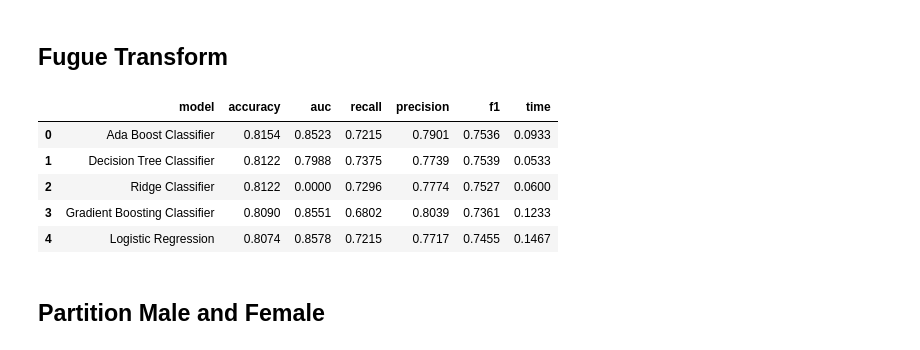
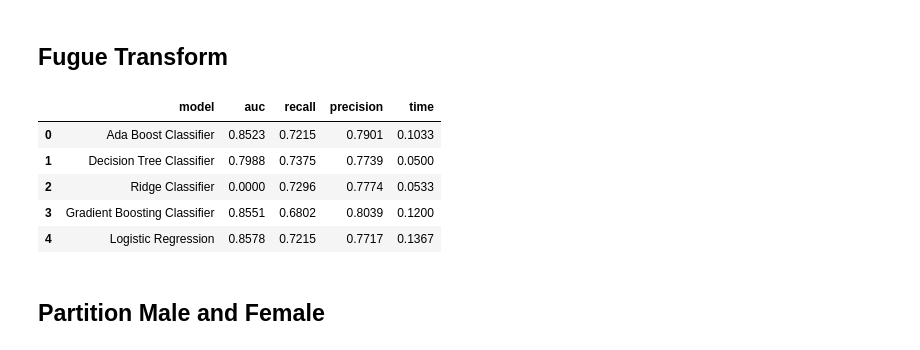
Before and after one commit to kvnkho/demos, a Jupyter notebook: meetups/data_talks_club_fugue/pycaret_fugue.ipynb, the cells around one changed output. Saved outputs shown, nothing was run; the diff lists cells and outputs as text; code cells hidden in the pictures.

```diff
--- a/meetups/data_talks_club_fugue/pycaret_fugue.ipynb
+++ b/meetups/data_talks_club_fugue/pycaret_fugue.ipynb
@@ -57,30 +59,27 @@ def wrapper(df: pd.DataFrame) -> pd.DataFrame:
                             verbose=False)
     results = pull().reset_index(drop=True)
 
-    return pd.DataFrame(dict(model=results["Model"],
-                             accuracy=results["Accuracy"],
+    return pd.DataFrame(dict(sex=df.iloc[0]["Sex"],
+                             model=results["Model"],
                              auc=results["AUC"],
                              recall=results["Recall"],
                              precision=results["Prec."],
-                             f1=results["F1"],
                              time=results["TT (Sec)"]))
 # %% [markdown]
 ## Fugue Transform
 # %%
 from fugue import transform
-import pandas as pd
 
-schema = """model:str, accuracy:float, auc:float, recall:float, precision:float,
-f1:float, time:float"""
+schema = """model:str, auc:float, recall:float, precision:float, time:float"""
 
 res = transform(df, wrapper, schema=schema)
 res[0:5]
 # %% [output]
-|  | model | accuracy | auc | recall | precision | f1 | time |
-| 0 | Ada Boost Classifier | 0.8154 | 0.8523 | 0.7215 | 0.7901 | 0.7536 | 0.0933 |
-| 1 | Decision Tree Classifier | 0.8122 | 0.7988 | 0.7375 | 0.7739 | 0.7539 | 0.0533 |
-| 2 | Ridge Classifier | 0.8122 | 0.0000 | 0.7296 | 0.7774 | 0.7527 | 0.0600 |
-| 3 | Gradient Boosting Classifier | 0.8090 | 0.8551 | 0.6802 | 0.8039 | 0.7361 | 0.1233 |
-| 4 | Logistic Regression | 0.8074 | 0.8578 | 0.7215 | 0.7717 | 0.7455 | 0.1467 |
+|  | model | auc | recall | precision | time |
+| 0 | Ada Boost Classifier | 0.8523 | 0.7215 | 0.7901 | 0.1033 |
+| 1 | Decision Tree Classifier | 0.7988 | 0.7375 | 0.7739 | 0.0500 |
+| 2 | Ridge Classifier | 0.0000 | 0.7296 | 0.7774 | 0.0533 |
+| 3 | Gradient Boosting Classifier | 0.8551 | 0.6802 | 0.8039 | 0.1200 |
+| 4 | Logistic Regression | 0.8578 | 0.7215 | 0.7717 | 0.1367 |
 # %% [markdown]
 ## Partition Male and Female
```
Also changed, not shown: parts of 11 cells of this notebook.
